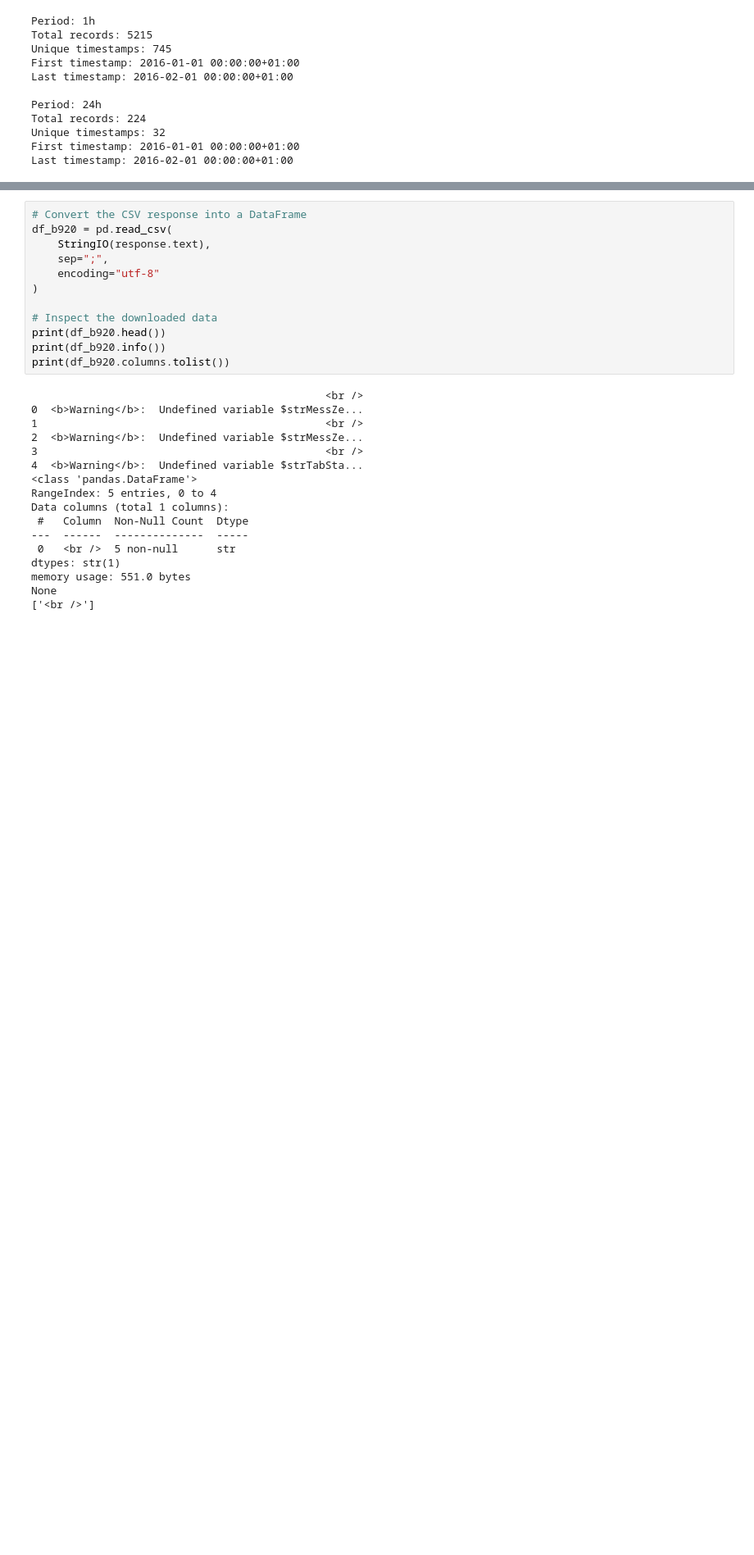
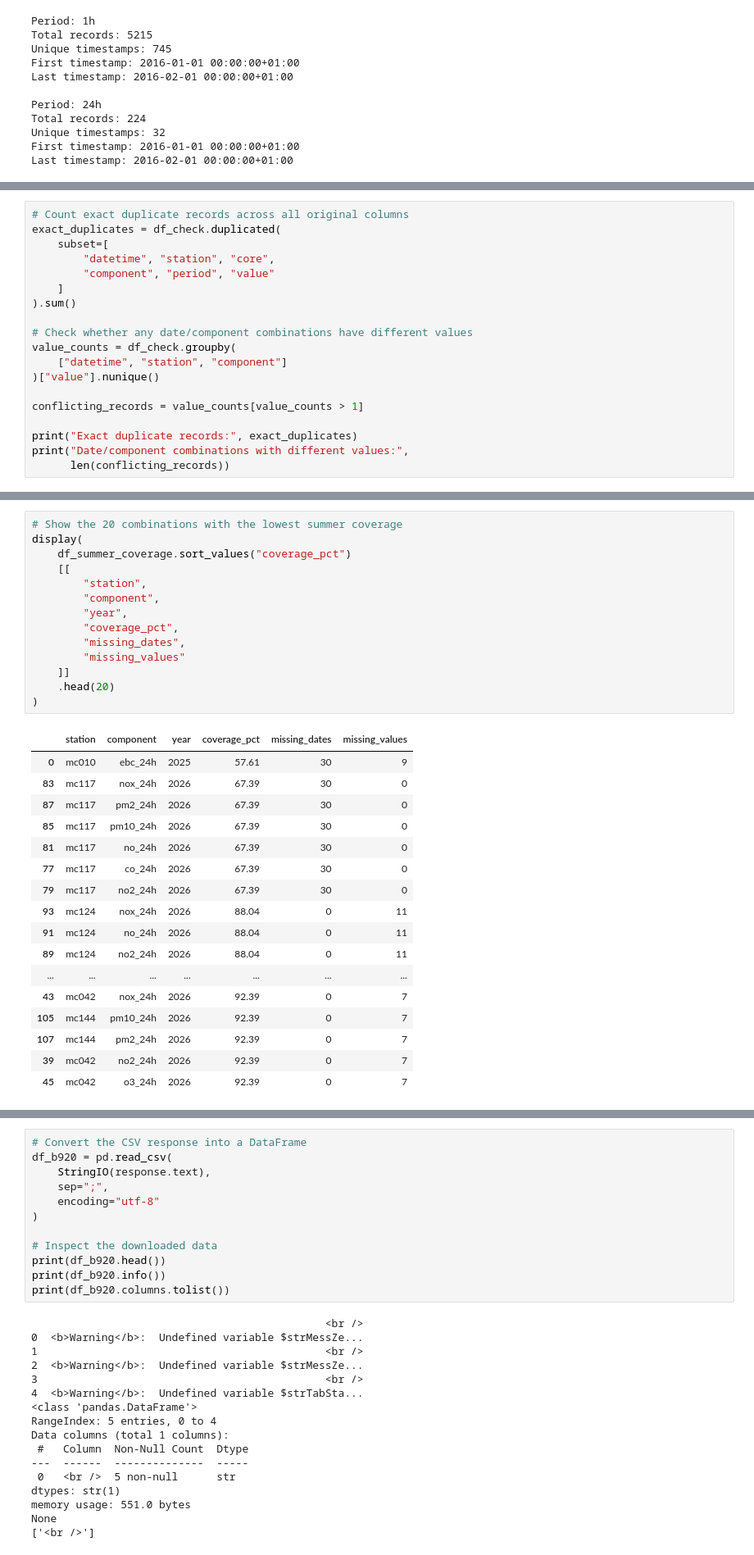
Before and after one commit to lodimarcello/Capstone_project_Lorenzo, a Jupyter notebook: capstone_exploration.ipynb, the cells around one changed output, grey strips where cells are left out. Shown at 82% size. Cells and saved outputs as stored; diff of their text form; blank space fills up the shorter version.

```diff
--- a/capstone_exploration.ipynb
+++ b/capstone_exploration.ipynb
@@ -1548,0 +1904,19 @@ Download process finished.
+# %%
+# Count exact duplicate records across all original columns
+exact_duplicates = df_check.duplicated(
+    subset=[
+        "datetime", "station", "core",
+        "component", "period", "value"
+    ]
+).sum()
+
+# Check whether any date/component combinations have different values
+value_counts = df_check.groupby(
+    ["datetime", "station", "component"]
+)["value"].nunique()
+
+conflicting_records = value_counts[value_counts > 1]
+
+print("Exact duplicate records:", exact_duplicates)
+print("Date/component combinations with different values:",
+      len(conflicting_records))
@@ -1548,0 +2274,32 @@ Download process finished.
+# %%
+# Show the 20 combinations with the lowest summer coverage
+display(
+    df_summer_coverage.sort_values("coverage_pct")
+    [[
+        "station",
+        "component",
+        "year",
+        "coverage_pct",
+        "missing_dates",
+        "missing_values"
+    ]]
+    .head(20)
+)
+# %% [output]
+|  | station | component | year | coverage_pct | missing_dates | missing_values |
+| 0 | mc010 | ebc_24h | 2025 | 57.61 | 30 | 9 |
+| 83 | mc117 | nox_24h | 2026 | 67.39 | 30 | 0 |
+| 87 | mc117 | pm2_24h | 2026 | 67.39 | 30 | 0 |
+| 85 | mc117 | pm10_24h | 2026 | 67.39 | 30 | 0 |
+| 81 | mc117 | no_24h | 2026 | 67.39 | 30 | 0 |
+| 77 | mc117 | co_24h | 2026 | 67.39 | 30 | 0 |
+| 79 | mc117 | no2_24h | 2026 | 67.39 | 30 | 0 |
+| 93 | mc124 | nox_24h | 2026 | 88.04 | 0 | 11 |
+| 91 | mc124 | no_24h | 2026 | 88.04 | 0 | 11 |
+| 89 | mc124 | no2_24h | 2026 | 88.04 | 0 | 11 |
+| ... | ... | ... | ... | ... | ... | ... |
+| 43 | mc042 | nox_24h | 2026 | 92.39 | 0 | 7 |
+| 105 | mc144 | pm10_24h | 2026 | 92.39 | 0 | 7 |
+| 107 | mc144 | pm2_24h | 2026 | 92.39 | 0 | 7 |
+| 39 | mc042 | no2_24h | 2026 | 92.39 | 0 | 7 |
+| 45 | mc042 | o3_24h | 2026 | 92.39 | 0 | 7 |
```
Also changed, not shown: parts of 29 cells of this notebook, 3 other files.
